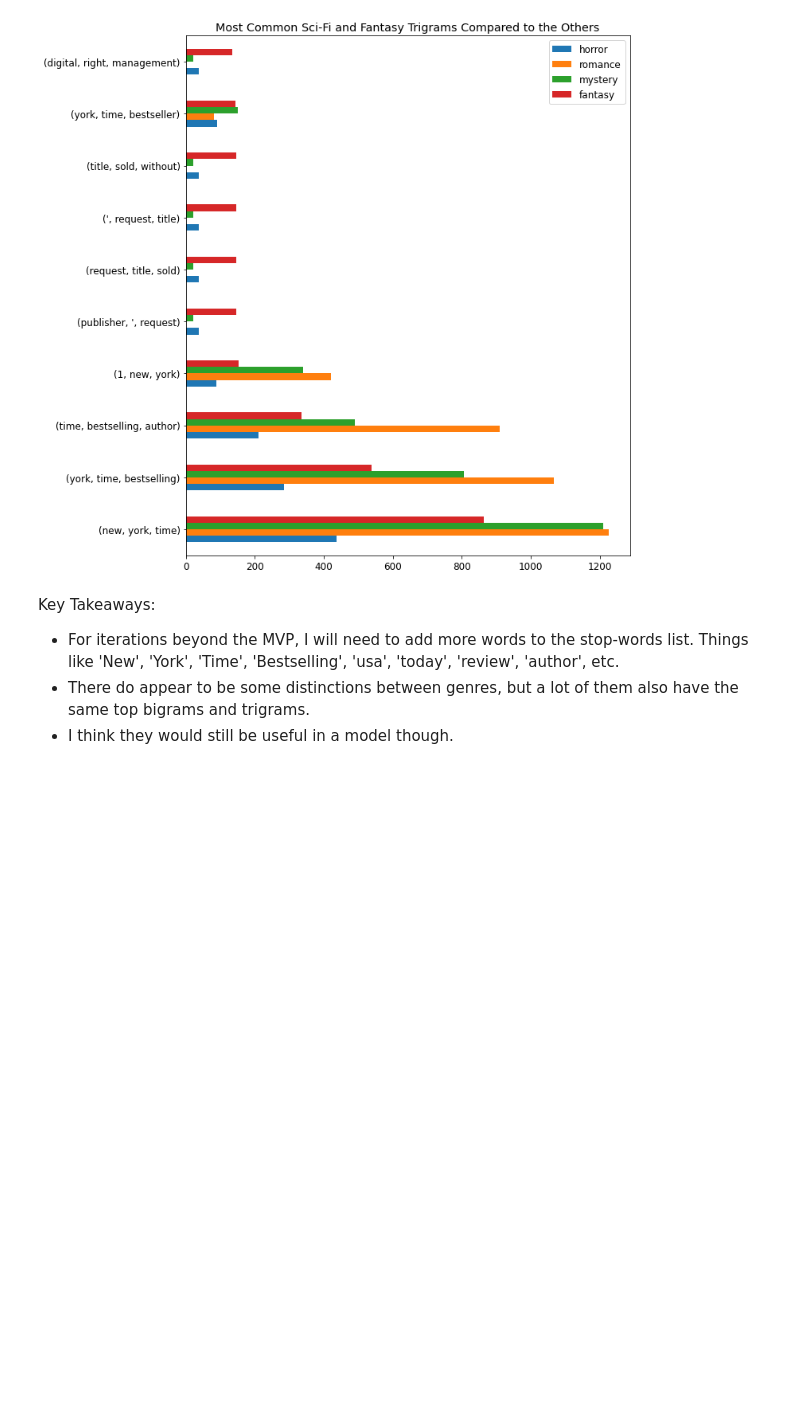
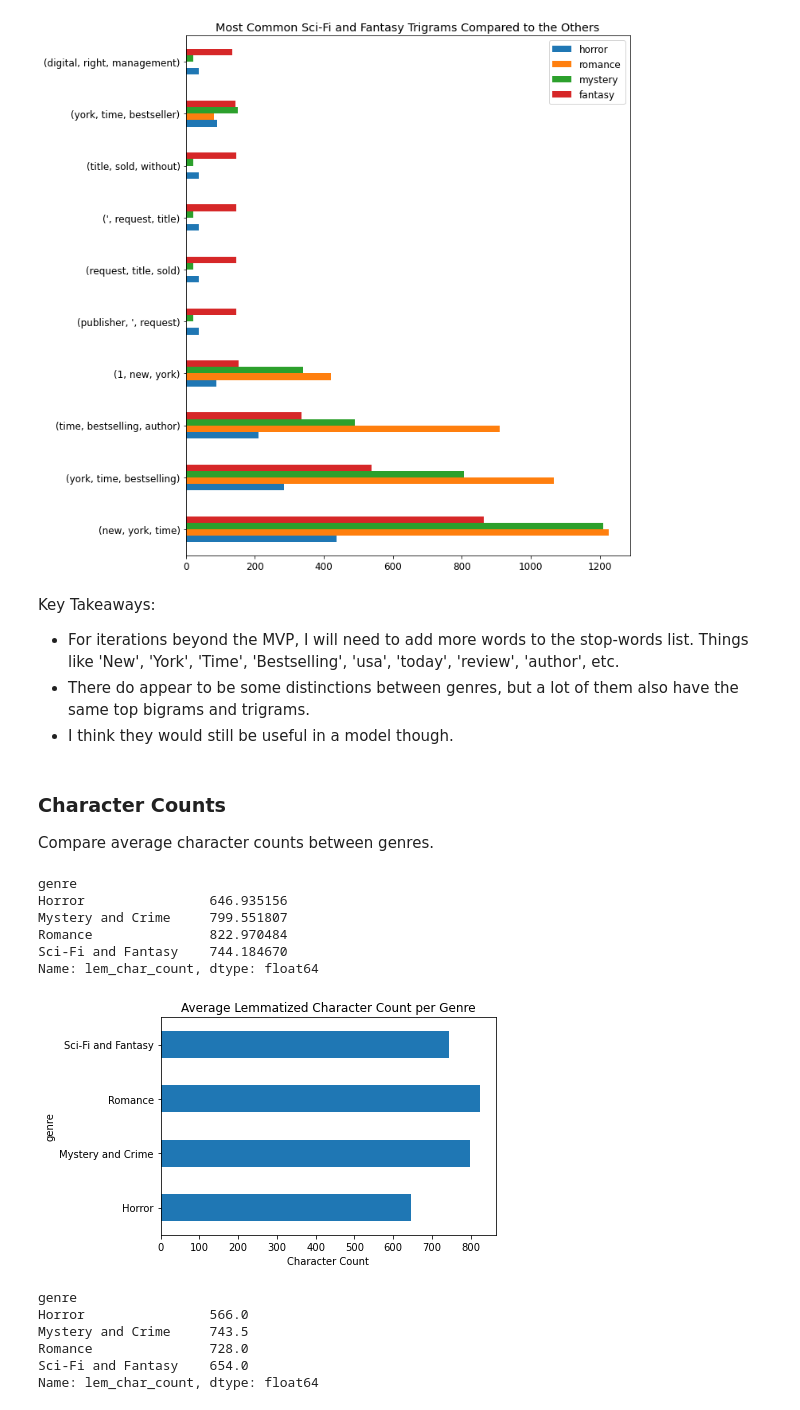
Before and after one commit to johnathon-smith/book-genre-NLP-project, a Jupyter notebook: explore.ipynb, the cells around one changed output. Drawn from its saved outputs; the diff is of its cells as text; code cells hidden in the pictures; blank space fills up the shorter version.

```diff
--- a/explore.ipynb
+++ b/explore.ipynb
@@ -401,3 +401,35 @@ Key Takeaways:
 * For iterations beyond the MVP, I will need to add more words to the stop-words list. Things like 'New', 'York', 'Time', 'Bestselling', 'usa', 'today', 'review', 'author', etc.
 * There do appear to be some distinctions between genres, but a lot of them also have the same top bigrams and trigrams.
 * I think they would still be useful in a model though.
+# %% [markdown]
+### Character Counts
+
+Compare average character counts between genres.
+# %%
+#Find the mean
+train.groupby('genre').lem_char_count.mean()
+# %% [output]
+genre
+Horror                646.935156
+Mystery and Crime     799.551807
+Romance               822.970484
+Sci-Fi and Fantasy    744.184670
+Name: lem_char_count, dtype: float64
+# %%
+#Plot it
+train.groupby('genre').lem_char_count.mean().plot.barh()
+plt.title('Average Lemmatized Character Count per Genre')
+plt.xlabel('Character Count')
+plt.show()
+# %% [output]
+[figure, added]
+# %%
+#Find the median, which is less susceptible to outliers
+train.groupby('genre').lem_char_count.median()
+# %% [output]
+genre
+Horror                566.0
+Mystery and Crime     743.5
+Romance               728.0
+Sci-Fi and Fantasy    654.0
+Name: lem_char_count, dtype: float64
```
Also changed, not shown: parts of 19 cells of this notebook.
